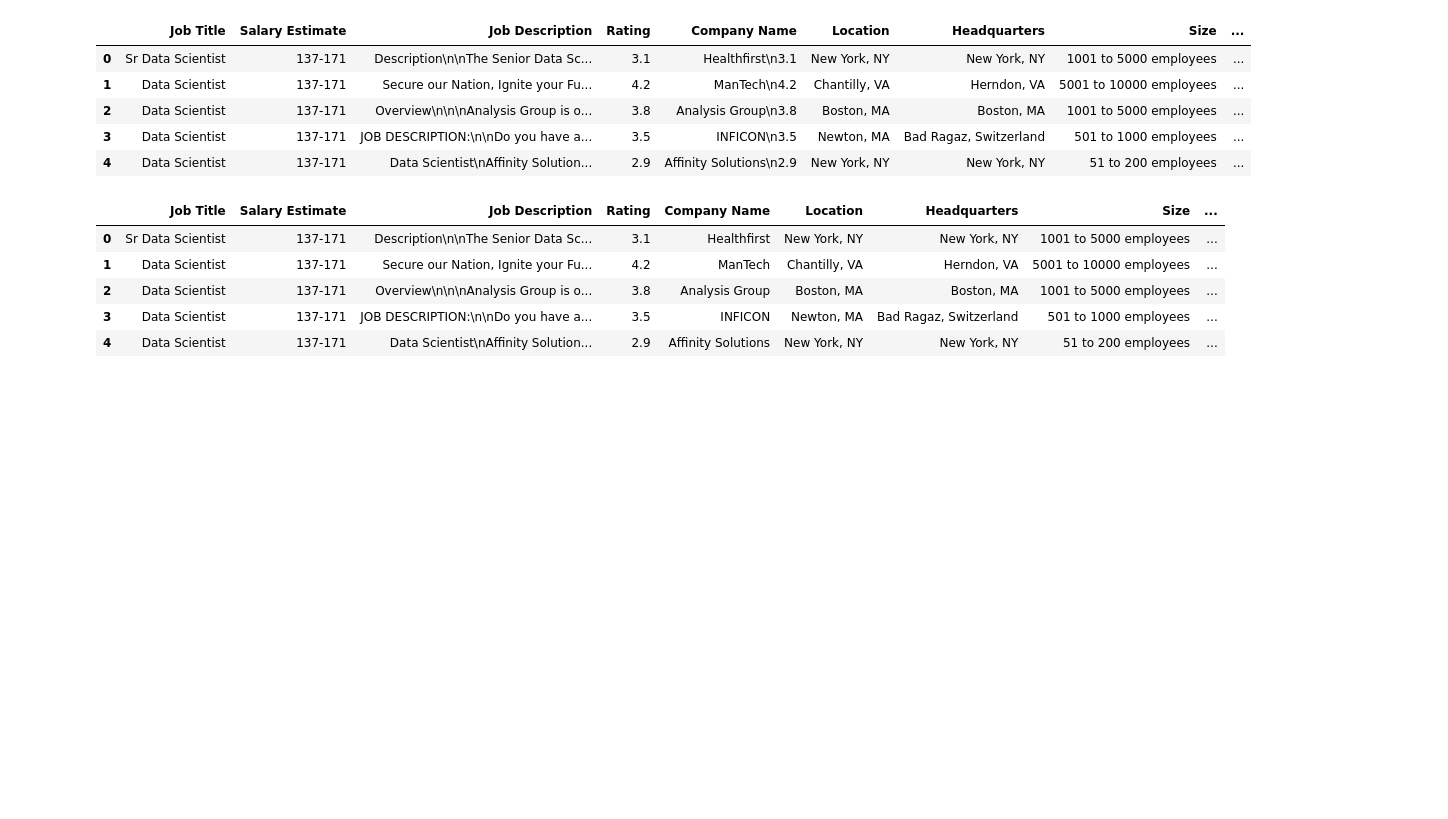
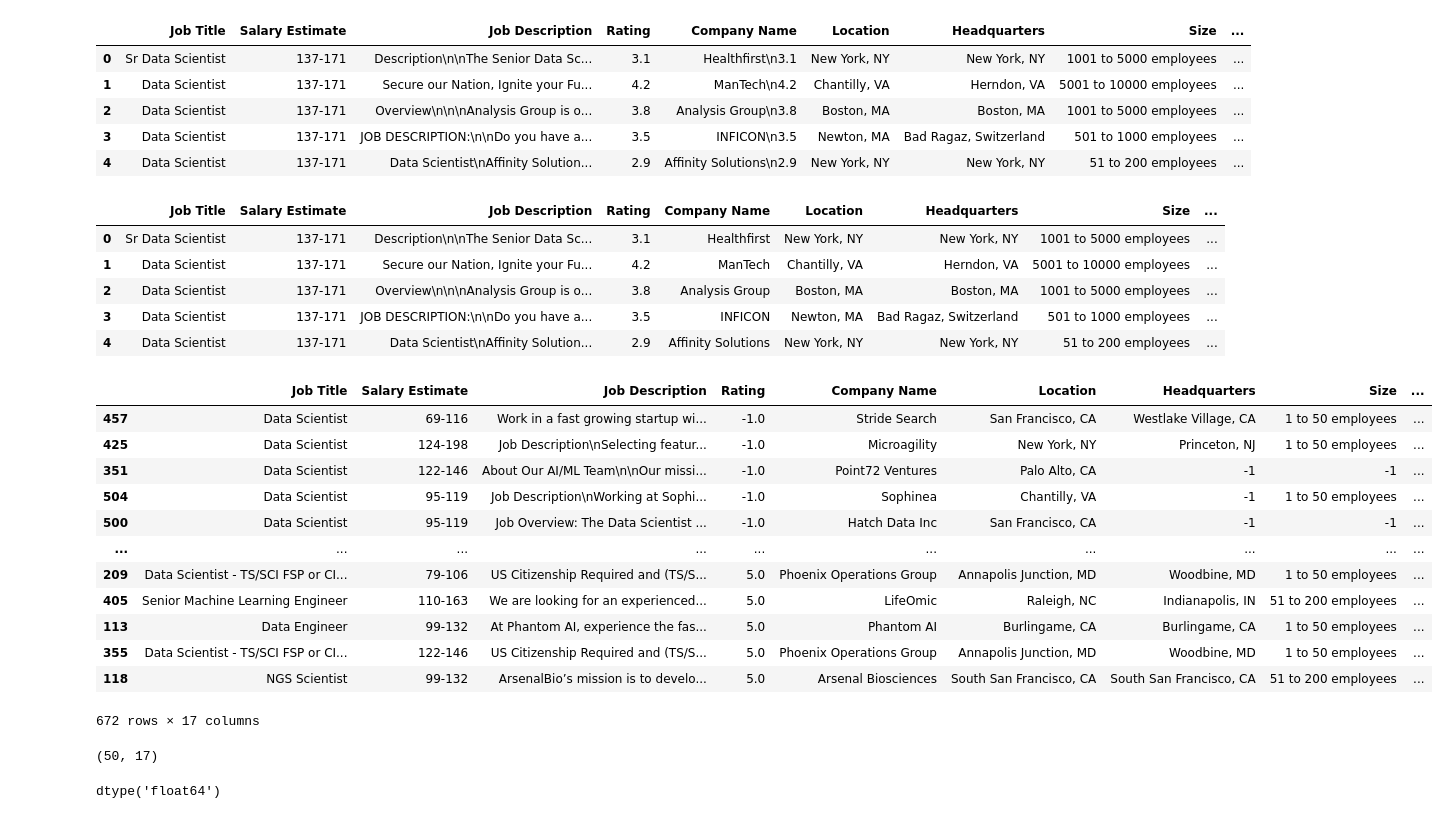
Before and after one commit to rimamenaa/Data-Analysis-Project, a Jupyter notebook: data_science_job_postings.ipynb, the cells around one changed output. Cells and saved outputs as stored; diff of their text form; code cells hidden in the pictures; blank space fills up the shorter version.

Commit message:
manipulating rating column

```diff
--- a/data_science_job_postings.ipynb
+++ b/data_science_job_postings.ipynb
@@ -202,3 +202,27 @@ ds_jobs_uncleaned.head()
 | 2 | Data Scientist | 137-171 | Overview\n\n\nAnalysis Group is o... | 3.8 | Analysis Group | Boston, MA | Boston, MA | 1001 to 5000 employees | ... |
 | 3 | Data Scientist | 137-171 | JOB DESCRIPTION:\n\nDo you have a... | 3.5 | INFICON | Newton, MA | Bad Ragaz, Switzerland | 501 to 1000 employees | ... |
 | 4 | Data Scientist | 137-171 | Data Scientist\nAffinity Solution... | 2.9 | Affinity Solutions | New York, NY | New York, NY | 51 to 200 employees | ... |
+# %%
+ds_jobs_uncleaned.sort_values(by='Rating', ascending = True)
+# %% [output]
+|  | Job Title | Salary Estimate | Job Description | Rating | Company Name | Location | Headquarters | Size | ... |
+| 457 | Data Scientist | 69-116 | Work in a fast growing startup wi... | -1.0 | Stride Search | San Francisco, CA | Westlake Village, CA | 1 to 50 employees | ... |
+| 425 | Data Scientist | 124-198 | Job Description\nSelecting featur... | -1.0 | Microagility | New York, NY | Princeton, NJ | 1 to 50 employees | ... |
+| 351 | Data Scientist | 122-146 | About Our AI/ML Team\n\nOur missi... | -1.0 | Point72 Ventures | Palo Alto, CA | -1 | -1 | ... |
+| 504 | Data Scientist | 95-119 | Job Description\nWorking at Sophi... | -1.0 | Sophinea | Chantilly, VA | -1 | 1 to 50 employees | ... |
+| 500 | Data Scientist | 95-119 | Job Overview: The Data Scientist ... | -1.0 | Hatch Data Inc | San Francisco, CA | -1 | -1 | ... |
+| ... | ... | ... | ... | ... | ... | ... | ... | ... | ... |
+| 209 | Data Scientist - TS/SCI FSP or CI... | 79-106 | US Citizenship Required and (TS/S... | 5.0 | Phoenix Operations Group | Annapolis Junction, MD | Woodbine, MD | 1 to 50 employees | ... |
+| 405 | Senior Machine Learning Engineer | 110-163 | We are looking for an experienced... | 5.0 | LifeOmic | Raleigh, NC | Indianapolis, IN | 51 to 200 employees | ... |
+| 113 | Data Engineer | 99-132 | At Phantom AI, experience the fas... | 5.0 | Phantom AI | Burlingame, CA | Burlingame, CA | 1 to 50 employees | ... |
+| 355 | Data Scientist - TS/SCI FSP or CI... | 122-146 | US Citizenship Required and (TS/S... | 5.0 | Phoenix Operations Group | Annapolis Junction, MD | Woodbine, MD | 1 to 50 employees | ... |
+| 118 | NGS Scientist | 99-132 | ArsenalBio’s mission is to develo... | 5.0 | Arsenal Biosciences | South San Francisco, CA | South San Francisco, CA | 51 to 200 employees | ... |
+672 rows × 17 columns
+# %%
+ds_jobs_uncleaned[ds_jobs_uncleaned['Rating']== -1.0].shape
+# %% [output]
+(50, 17)
+# %%
+ds_jobs_uncleaned.Rating.dtype
+# %% [output]
+dtype('float64')
```
Also changed, not shown: parts of 4 cells of this notebook.
